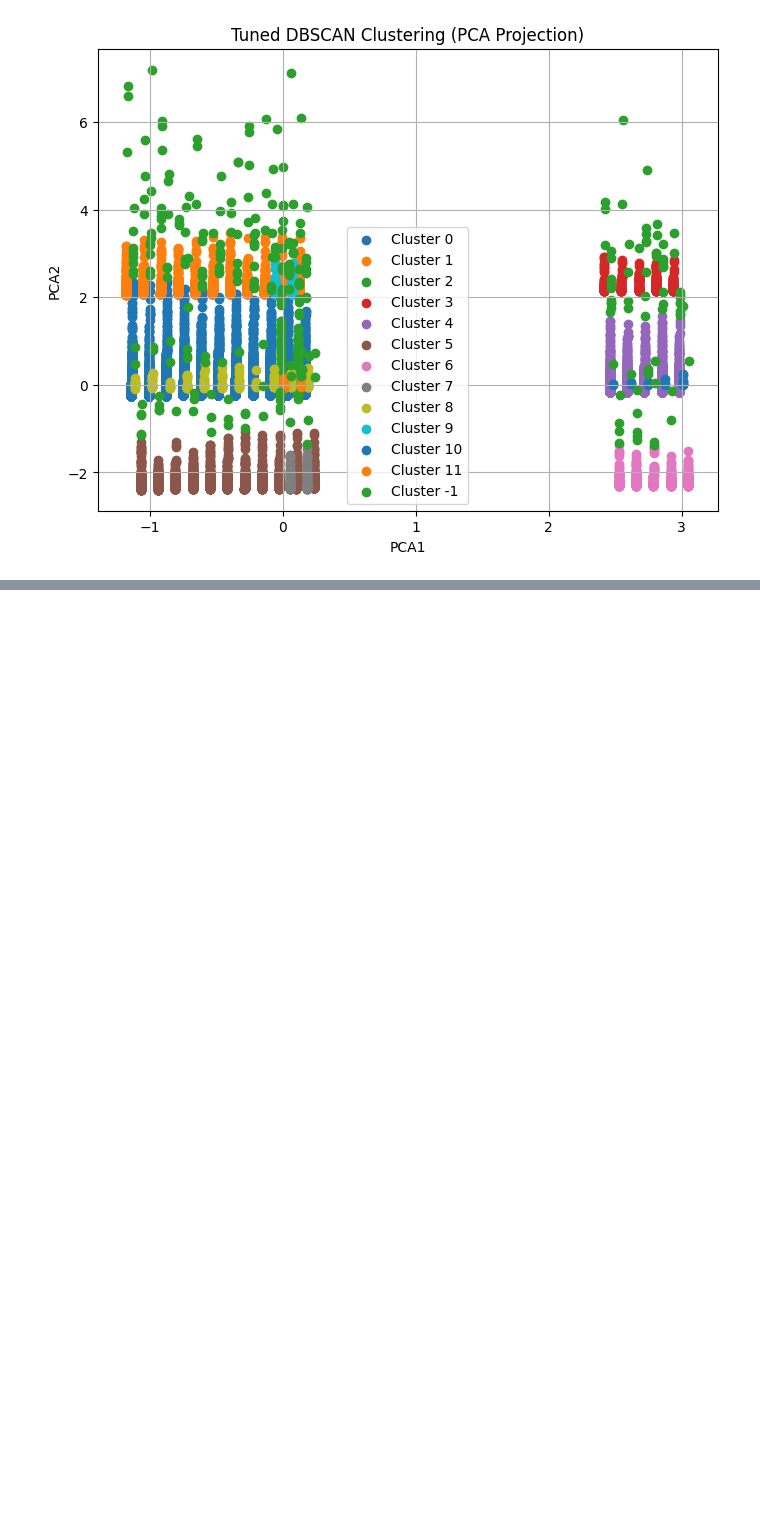
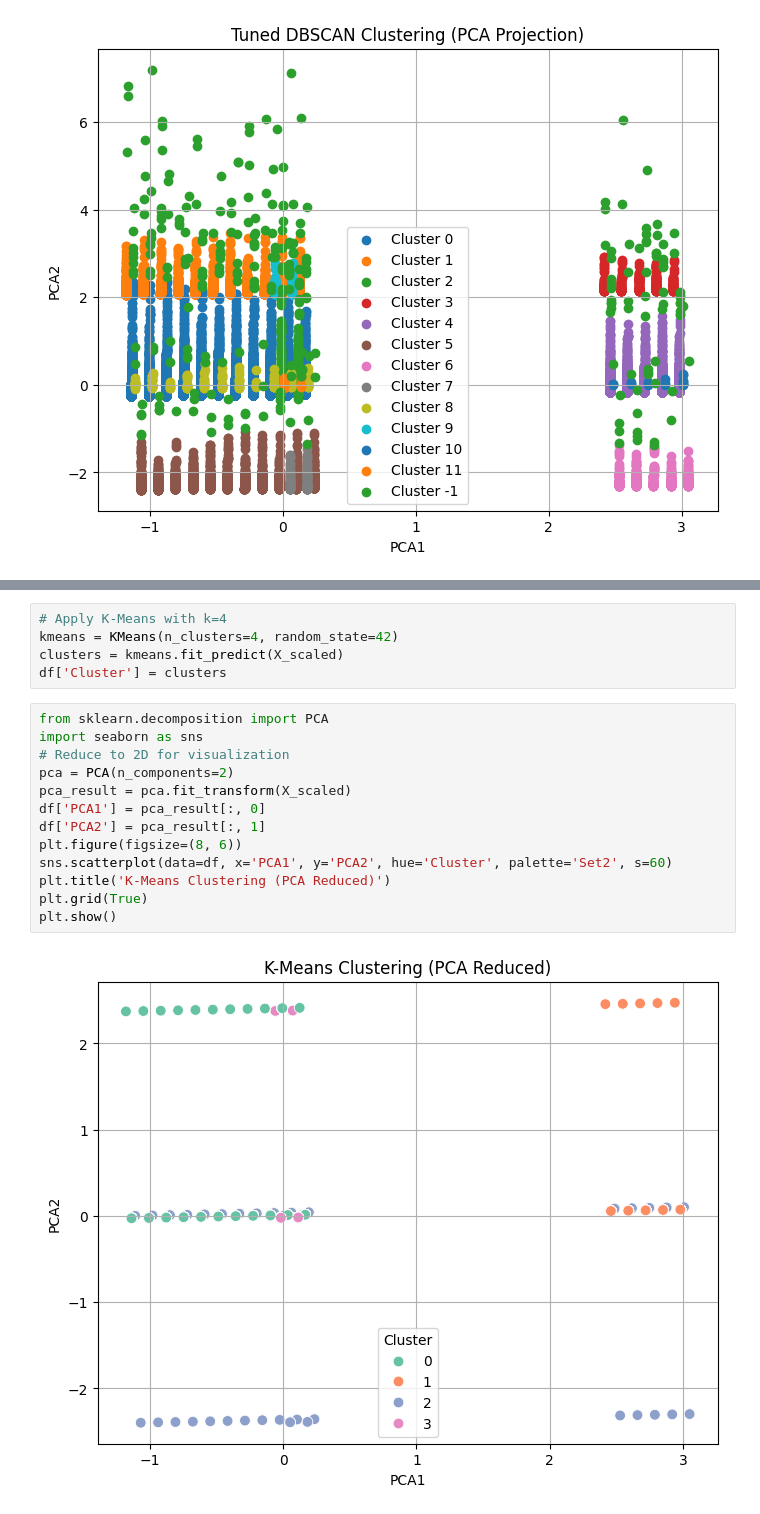
Before and after one commit to Divyaanshvats/FIDROX_ASSIGNMENTS, a Jupyter notebook: FIDROX_DBSCAN.ipynb, the cells around one changed output, grey strips where cells are left out. Drawn from its saved outputs; the diff is of its cells as text; blank space fills up the shorter version.

```diff
--- a/FIDROX_DBSCAN.ipynb
+++ b/FIDROX_DBSCAN.ipynb
@@ -504,0 +678,20 @@ if labels is not None:
+# %%
+# Apply K-Means with k=4
+kmeans = KMeans(n_clusters=4, random_state=42)
+clusters = kmeans.fit_predict(X_scaled)
+df['Cluster'] = clusters
+# %%
+from sklearn.decomposition import PCA
+import seaborn as sns
+# Reduce to 2D for visualization
+pca = PCA(n_components=2)
+pca_result = pca.fit_transform(X_scaled)
+df['PCA1'] = pca_result[:, 0]
+df['PCA2'] = pca_result[:, 1]
+plt.figure(figsize=(8, 6))
+sns.scatterplot(data=df, x='PCA1', y='PCA2', hue='Cluster', palette='Set2', s=60)
+plt.title('K-Means Clustering (PCA Reduced)')
+plt.grid(True)
+plt.show()
+# %% [output]
+[figure, added]
```
Also changed, not shown: parts of 16 cells of this notebook.
